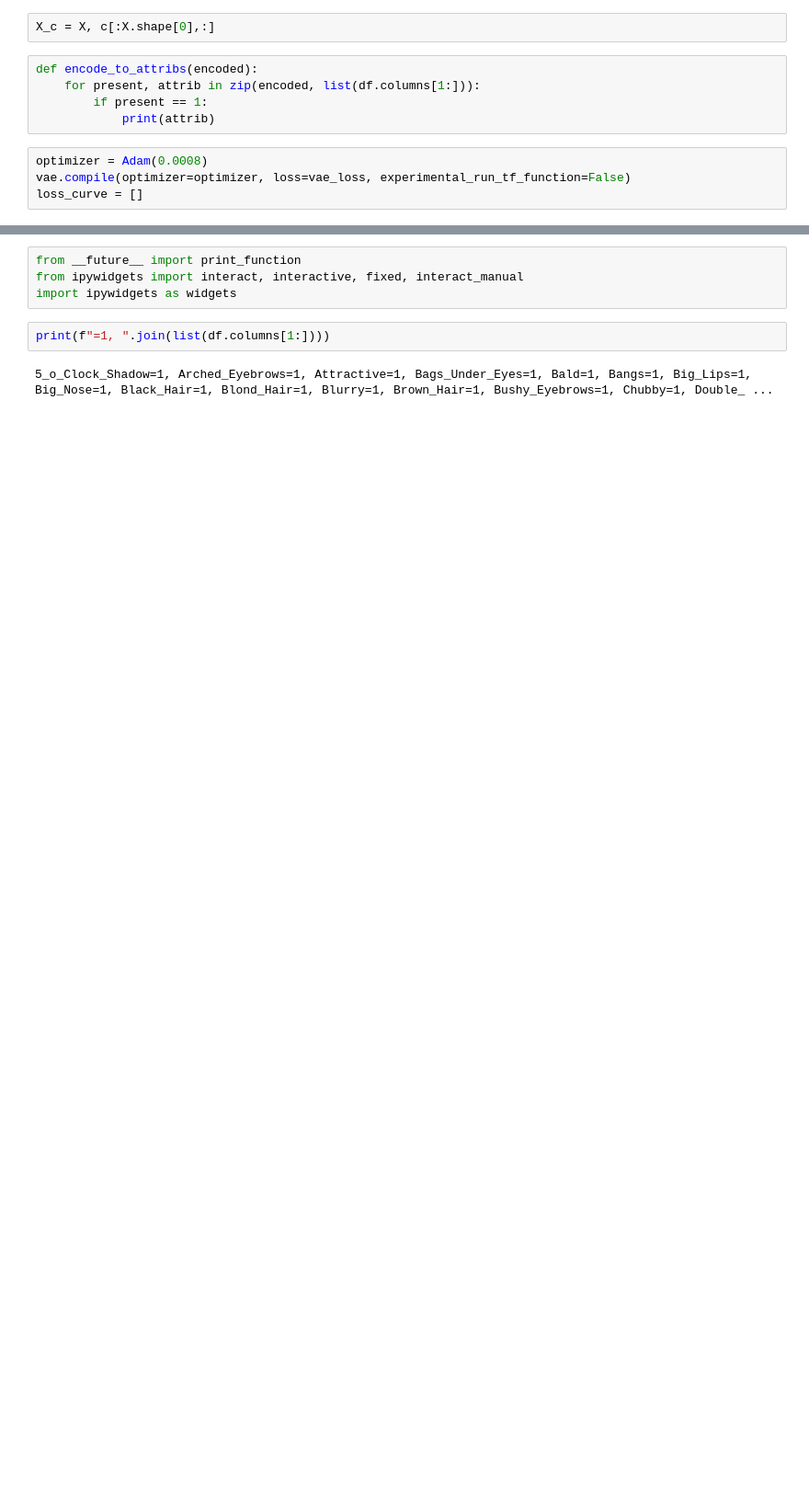
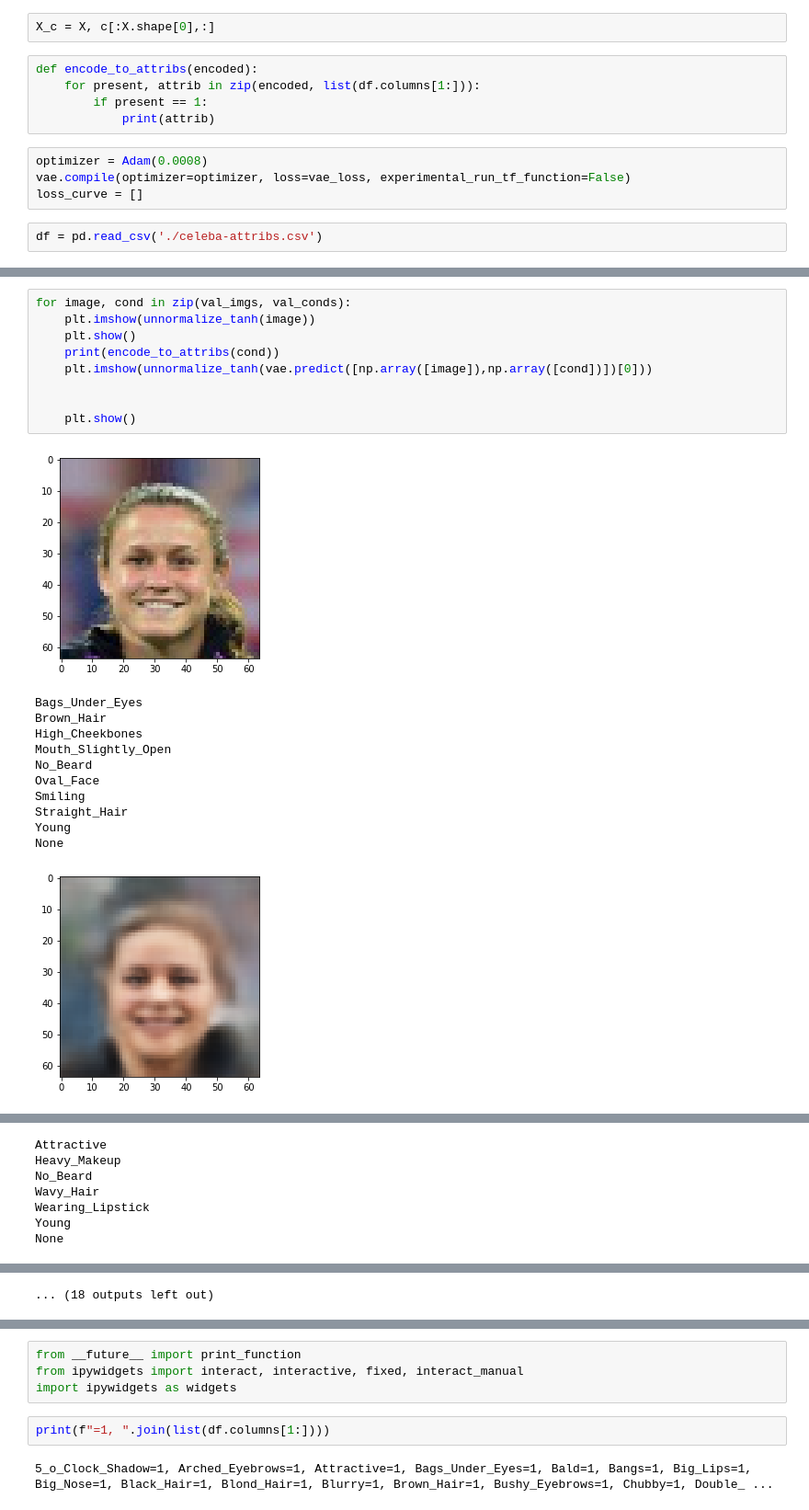
Before and after one commit to joasepul/conditional-vae, a Jupyter notebook: Conditional-Beta-VAE.ipynb, the cells around one changed output, grey strips where cells are left out. Shown at 92% size. Saved outputs shown, nothing was run; the diff lists cells and outputs as text; blank space fills up the shorter version.

```diff
--- a/Conditional-Beta-VAE.ipynb
+++ b/Conditional-Beta-VAE.ipynb
@@ -196,3 +220,5 @@ def encode_to_attribs(encoded):
 optimizer = Adam(0.0008)
 vae.compile(optimizer=optimizer, loss=vae_loss, experimental_run_tf_function=False)
 loss_curve = []
+# %%
+df = pd.read_csv('./celeba-attribs.csv')
@@ -256,0 +311,22 @@ val_conds = X_c[1][5000:5010]
+# %%
+for image, cond in zip(val_imgs, val_conds):
+    plt.imshow(unnormalize_tanh(image))
+    plt.show()
+    print(encode_to_attribs(cond))
+    plt.imshow(unnormalize_tanh(vae.predict([np.array([image]),np.array([cond])])[0]))
+
+
+    plt.show()
+# %% [output]
+[figure, added]
+Bags_Under_Eyes
+Brown_Hair
+High_Cheekbones
+Mouth_Slightly_Open
+No_Beard
+Oval_Face
+Smiling
+Straight_Hair
+Young
+None
+[figure, added]
@@ -256,0 +351,7 @@ val_conds = X_c[1][5000:5010]
+Attractive
+Heavy_Makeup
+No_Beard
+Wavy_Hair
+Wearing_Lipstick
+Young
+None
@@ -257,3 +369,4 @@ val_conds = X_c[1][5000:5010]
+... (18 outputs left out)
 # %%
 for image, cond in zip(val_imgs, val_conds):
     plt.imshow(image)
```
Also changed, not shown: parts of 33 cells of this notebook, 5 other files.
